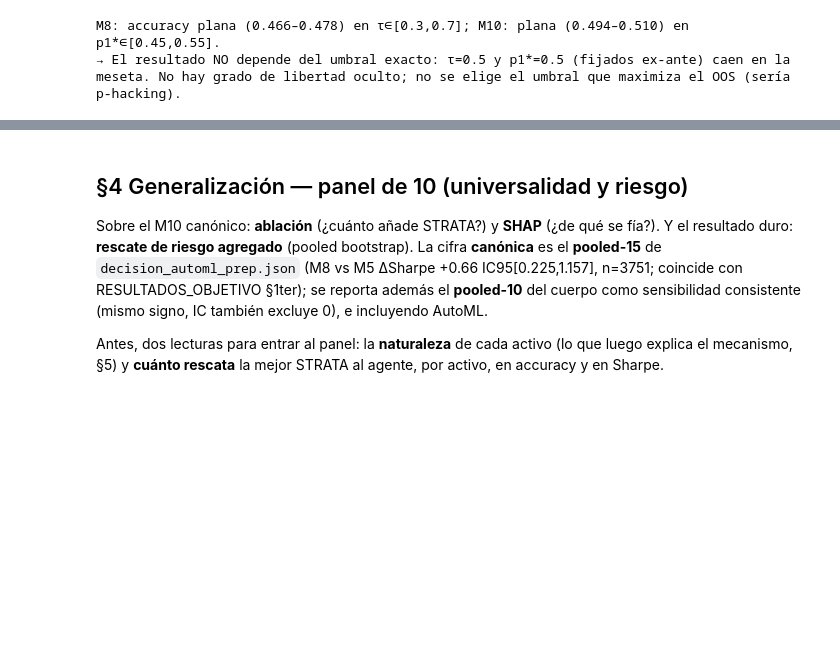
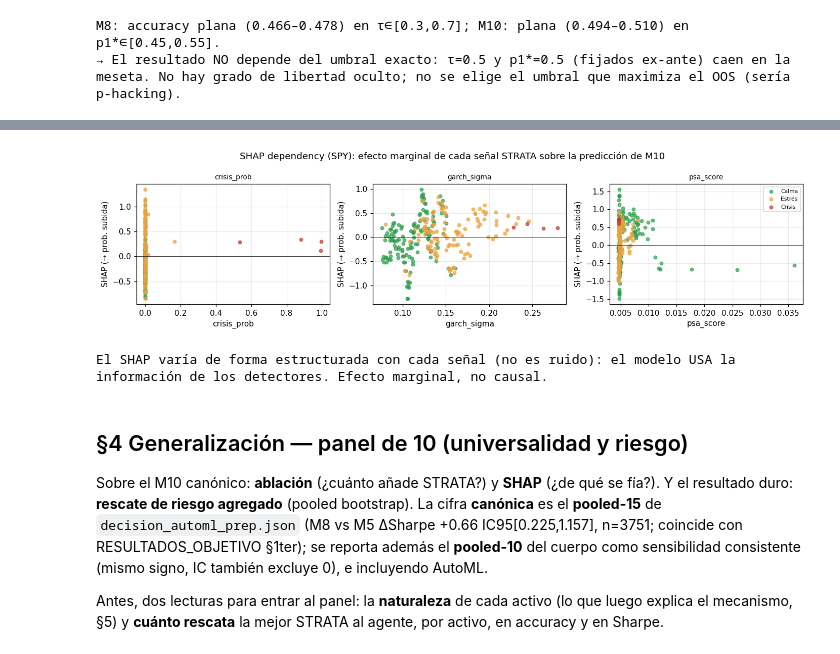
Before and after one commit to RaquelGarciah/Real-time-statistical-supervision-of-an-AI-trading-agent, a Jupyter notebook: notebooks/STRATA_marco_practico.ipynb, the cells around one changed output, grey strips where cells are left out. Drawn from its saved outputs; the diff is of its cells as text; code cells hidden in the pictures; blank space fills up the shorter version.

```diff
--- a/notebooks/STRATA_marco_practico.ipynb
+++ b/notebooks/STRATA_marco_practico.ipynb
@@ -392,3 +464,21 @@ M8: accuracy plana (0.466–0.478) en τ∈[0.3,0.7]; M10: plana (0.494–0.510)
+# %%
+# SHAP dependency: cómo USA el modelo cada señal STRATA (color = régimen)
+dep = SPYME["shap_dependency"]; feats = list(dep)
+fig, axes = plt.subplots(1, len(feats), figsize=(4.3 * len(feats), 3.4))
+cmap = {0: "#2e9e4f", 1: "#e8a33d", 2: "#c0392b"}
+for ax, f in zip(axes, feats):
+    xs = np.array(dep[f]["x"]); sh = np.array(dep[f]["shap"]); rg = np.array(dep[f]["regime"])
+    for k in (0, 1, 2):
+        m = rg == k
+        if m.any(): ax.scatter(xs[m], sh[m], s=18, color=cmap[k], alpha=.7, label={0: "Calma", 1: "Estrés", 2: "Crisis"}[k])
+    ax.axhline(0, color="k", lw=.5); ax.set_xlabel(f); ax.set_ylabel("SHAP (→ prob. subida)"); ax.set_title(f, fontsize=9)
+axes[-1].legend(fontsize=7); fig.suptitle("SHAP dependency (SPY): efecto marginal de cada señal STRATA sobre la predicción de M10")
+plt.tight_layout(); plt.show()
+print("El SHAP varía de forma estructurada con cada señal (no es ruido): el modelo USA la información de los "
+      "detectores. Efecto marginal, no causal.")
+# %% [output]
+[figure, added]
+El SHAP varía de forma estructurada con cada señal (no es ruido): el modelo USA la información de los detectores. Efecto marginal, no causal.
 # %% [markdown]
 ## §4 Generalización — panel de 10 (universalidad y riesgo)
 
```
Also changed, not shown: parts of 9 cells of this notebook, 3 other files.
